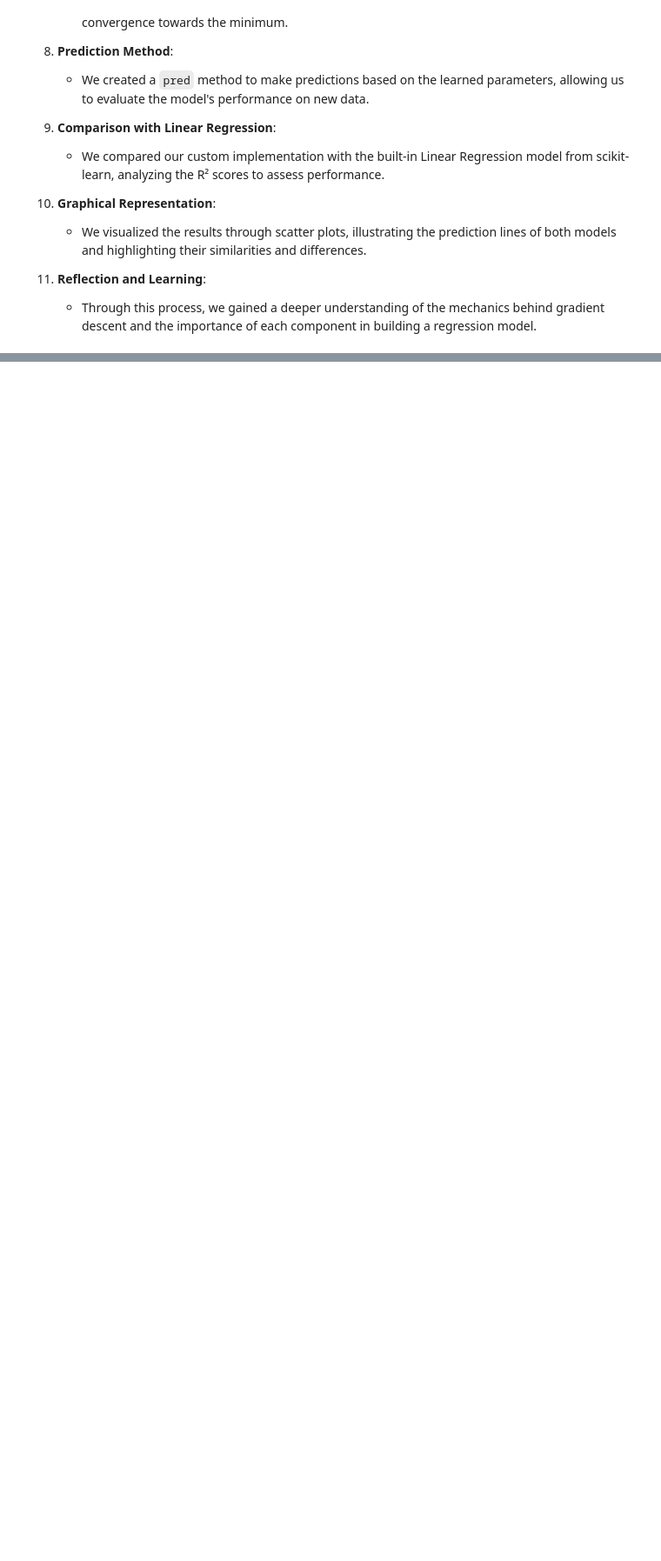
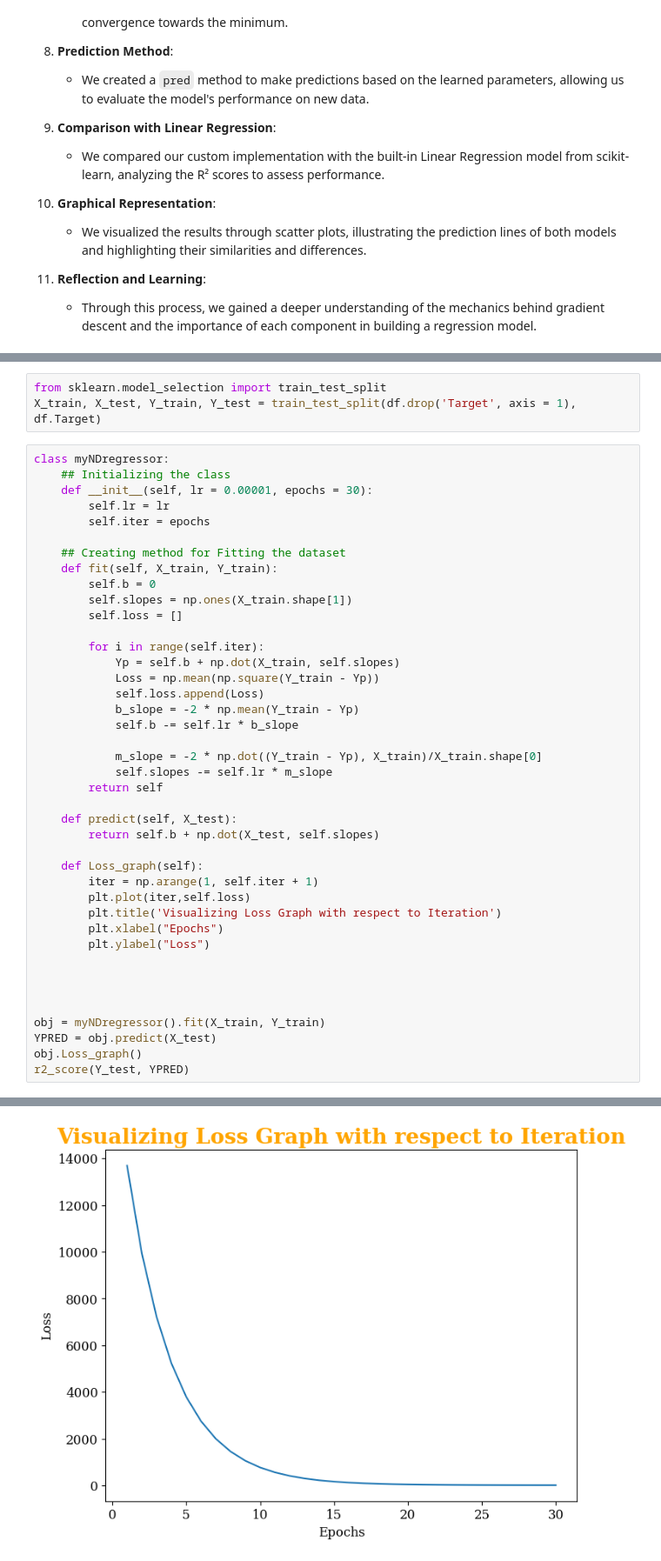
Before and after one commit to rahmankhan2241/Batch-Gradient-Descent-From-Scratch, a Jupyter notebook: gradient descent.ipynb, the cells around one changed output, grey strips where cells are left out. Shown at 87% size. Cells and saved outputs as stored; diff of their text form; blank space fills up the shorter version.

```diff
--- a/gradient descent.ipynb
+++ b/gradient descent.ipynb
@@ -279,0 +332,45 @@ Loss: 0.03482468120727617
+# %%
+from sklearn.model_selection import train_test_split
+X_train, X_test, Y_train, Y_test = train_test_split(df.drop('Target', axis = 1), df.Target)
+# %%
+class myNDregressor:
+    ## Initializing the class
+    def __init__(self, lr = 0.00001, epochs = 30):
+        self.lr = lr
+        self.iter = epochs
+
+    ## Creating method for Fitting the dataset
+    def fit(self, X_train, Y_train):
+        self.b = 0
+        self.slopes = np.ones(X_train.shape[1])
+        self.loss = []
+
+        for i in range(self.iter):
+            Yp = self.b + np.dot(X_train, self.slopes)
+            Loss = np.mean(np.square(Y_train - Yp))
+            self.loss.append(Loss)
+            b_slope = -2 * np.mean(Y_train - Yp)
+            self.b -= self.lr * b_slope
+
+            m_slope = -2 * np.dot((Y_train - Yp), X_train)/X_train.shape[0]
+            self.slopes -= self.lr * m_slope
+        return self
+
+    def predict(self, X_test):
+        return self.b + np.dot(X_test, self.slopes)
+
+    def Loss_graph(self):
+        iter = np.arange(1, self.iter + 1)
+        plt.plot(iter,self.loss)
+        plt.title('Visualizing Loss Graph with respect to Iteration')
+        plt.xlabel("Epochs")
+        plt.ylabel("Loss")
+
+
+
+
+obj = myNDregressor().fit(X_train, Y_train)
+YPRED = obj.predict(X_test)
+obj.Loss_graph()
+r2_score(Y_test, YPRED)
+# %% [output]
@@ -279,0 +378 @@ Loss: 0.03482468120727617
+[figure, added]
```
Also changed, not shown: parts of 17 cells of this notebook.
